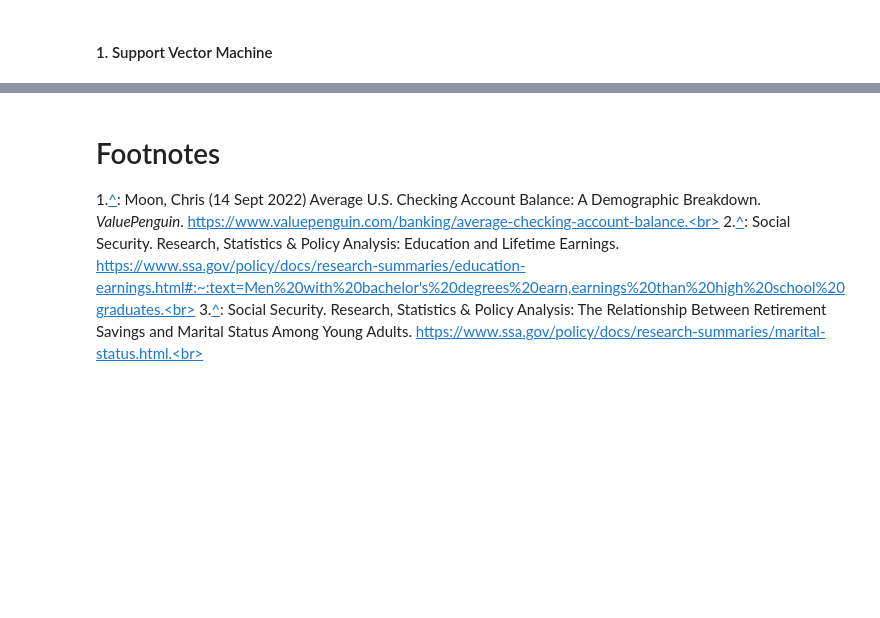
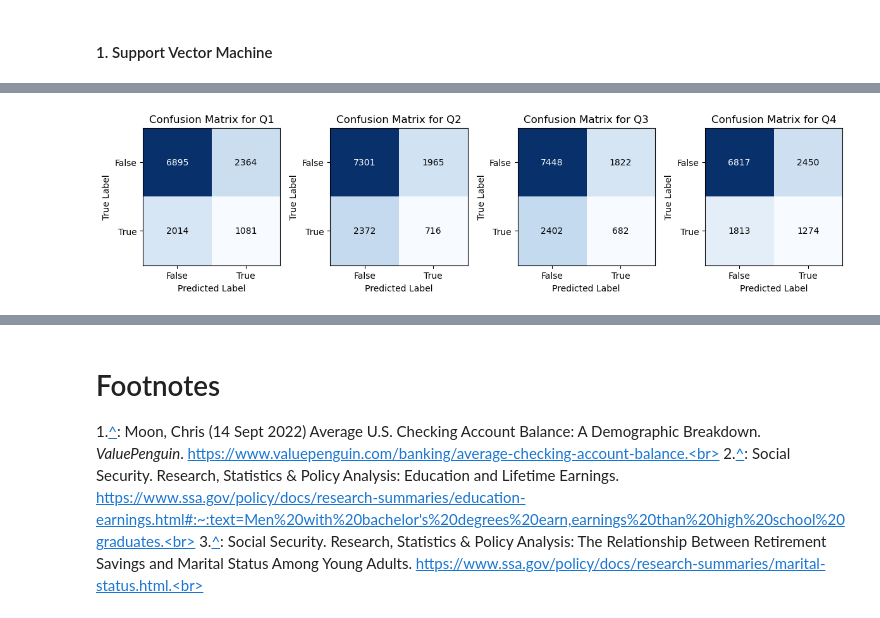
Before and after one commit to COGS118A/Group030-Wi23, a Jupyter notebook: FinalProjectGroup030-Wi23.ipynb, the cells around one changed output, grey strips where cells are left out. Drawn from its saved outputs; the diff is of its cells as text; code cells hidden in the pictures; blank space fills up the shorter version.

Commit message:
Results, Interpretations, and Confusion Matrix

```diff
--- a/FinalProjectGroup030-Wi23.ipynb
+++ b/FinalProjectGroup030-Wi23.ipynb
@@ -321,6 +417,38 @@ def metrics_classification_scorer(y_train, y_test, y_pred, y_proba, show_stats =
 
     # saves auc score if desired
     if save_auc: return micro_roc_auc_ovr
+# %%
+def plot_confusion_matrix(y_true,y_pred):
+
+    # Compute confusion matrix
+    cm = multilabel_confusion_matrix(y_true, y_pred)
+
+    # Define class labels
+    classes = ['Q1','Q2','Q3','Q4']
+
+    # Create subplots for each label
+    fig, axs = plt.subplots(nrows=1, ncols=4, figsize=(12, 4))
+
+    # Plot confusion matrix for each label
+    for i, ax in enumerate(axs):
+        ax.imshow(cm[i], interpolation='nearest', cmap=plt.cm.Blues)
+        ax.set_title(f'Confusion Matrix for {classes[i]}')
+        ax.set_xlabel('Predicted Label')
+        ax.set_ylabel('True Label')
+        tick_marks = np.arange(2)
+        ax.set_xticks(tick_marks)
+        ax.set_yticks(tick_marks)
+        ax.set_xticklabels(['False', 'True'])
+        ax.set_yticklabels(['False', 'True'])
+        ax.grid(False)
+        thresh = cm[i].max() / 2.
+        for j, k in np.ndindex(cm[i].shape):
+            ax.text(k, j, format(cm[i][j, k], 'd'),
+                    ha="center", va="center",
+                    color="white" if cm[i][j, k] > thresh else "black")
+
+    plt.tight_layout()
+    plt.show()
 # %% [markdown]
 #### 1. Support Vector Machine
 # %%
@@ -339,0 +483,4 @@ svm_auc = metrics_classification_scorer(y_train_bank, y_test_bank, svm_y_predict
+# %%
+plot_confusion_matrix(y_test_bank, svm_y_predict)
+# %% [output]
+[figure, added]
```
Also changed, not shown: parts of 42 cells of this notebook.
